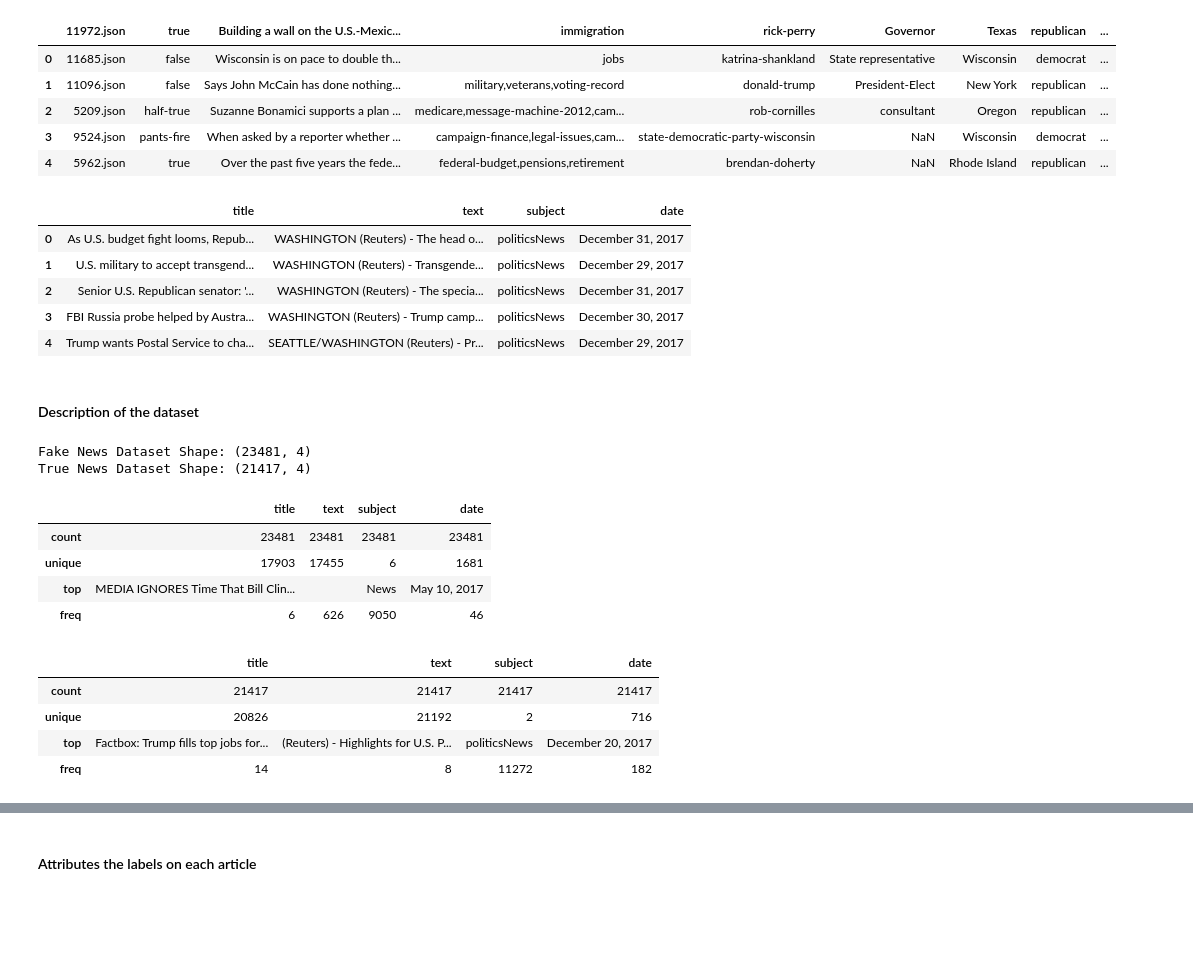
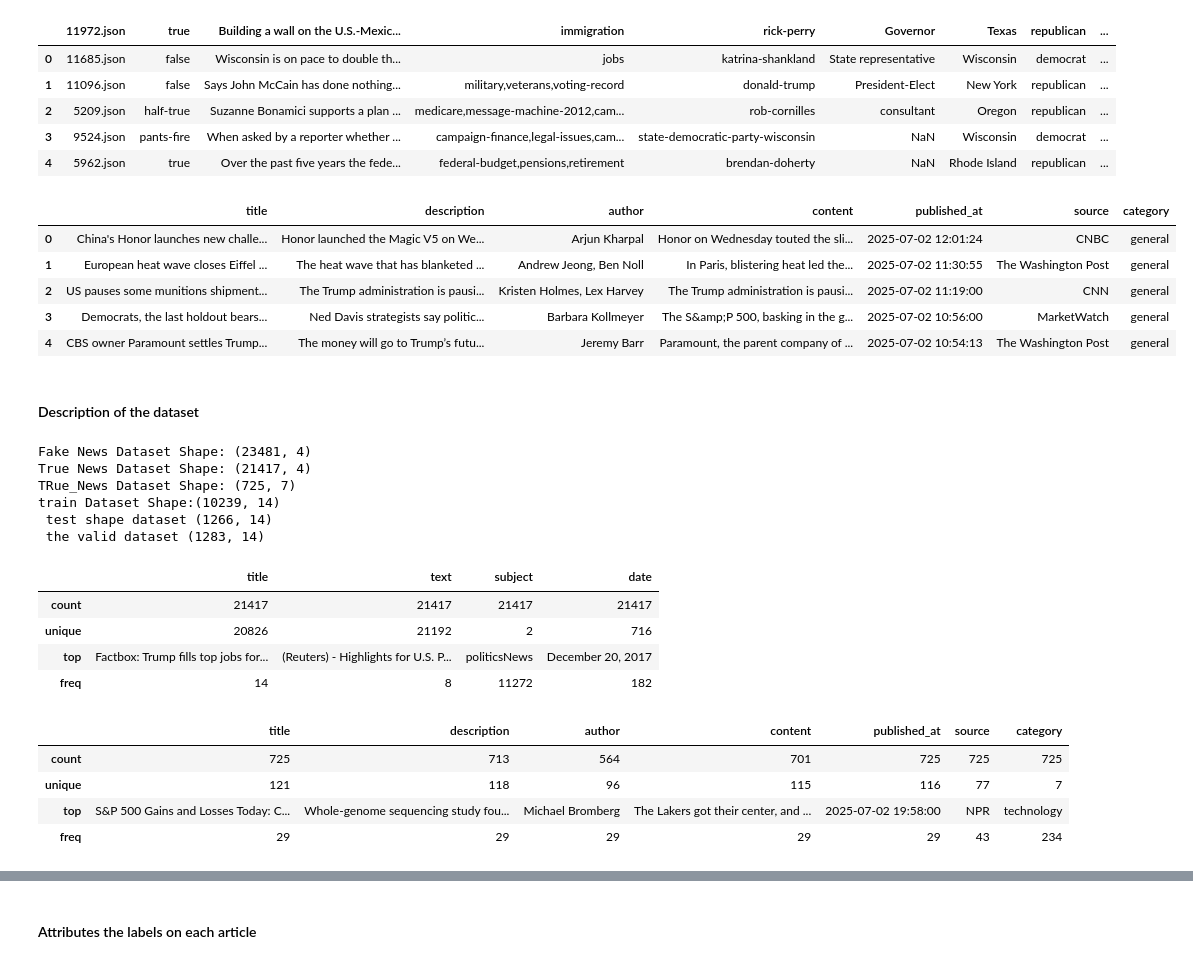
Before and after one commit to dona-eric/VeritaAI, a Jupyter notebook: Analyse/fake_news.ipynb, the cells around one changed output, grey strips where cells are left out. Cells and saved outputs as stored; diff of their text form; code cells hidden in the pictures; blank space fills up the shorter version.

```diff
--- a/Analyse/fake_news.ipynb
+++ b/Analyse/fake_news.ipynb
@@ -85,36 +85,43 @@ test.head()
 | 3 | 9524.json | pants-fire | When asked by a reporter whether ... | campaign-finance,legal-issues,cam... | state-democratic-party-wisconsin | NaN | Wisconsin | democrat | ... |
 | 4 | 5962.json | true | Over the past five years the fede... | federal-budget,pensions,retirement | brendan-doherty | NaN | Rhode Island | republican | ... |
 # %%
-data_true.head(5)
+true_news = pd.read_csv('/home/dona-erick/Fake_News/Dataset/True_news.csv')
+true_news.head()
 # %% [output]
-|  | title | text | subject | date |
-| 0 | As U.S. budget fight looms, Repub... | WASHINGTON (Reuters) - The head o... | politicsNews | December 31, 2017 |
-| 1 | U.S. military to accept transgend... | WASHINGTON (Reuters) - Transgende... | politicsNews | December 29, 2017 |
-| 2 | Senior U.S. Republican senator: '... | WASHINGTON (Reuters) - The specia... | politicsNews | December 31, 2017 |
-| 3 | FBI Russia probe helped by Austra... | WASHINGTON (Reuters) - Trump camp... | politicsNews | December 30, 2017 |
-| 4 | Trump wants Postal Service to cha... | SEATTLE/WASHINGTON (Reuters) - Pr... | politicsNews | December 29, 2017 |
+|  | title | description | author | content | published_at | source | category |
+| 0 | China's Honor launches new challe... | Honor launched the Magic V5 on We... | Arjun Kharpal | Honor on Wednesday touted the sli... | 2025-07-02 12:01:24 | CNBC | general |
+| 1 | European heat wave closes Eiffel ... | The heat wave that has blanketed ... | Andrew Jeong, Ben Noll | In Paris, blistering heat led the... | 2025-07-02 11:30:55 | The Washington Post | general |
+| 2 | US pauses some munitions shipment... | The Trump administration is pausi... | Kristen Holmes, Lex Harvey | The Trump administration is pausi... | 2025-07-02 11:19:00 | CNN | general |
+| 3 | Democrats, the last holdout bears... | Ned Davis strategists say politic... | Barbara Kollmeyer | The S&amp;P 500, basking in the g... | 2025-07-02 10:56:00 | MarketWatch | general |
+| 4 | CBS owner Paramount settles Trump... | The money will go to Trump’s futu... | Jeremy Barr | Paramount, the parent company of ... | 2025-07-02 10:54:13 | The Washington Post | general |
 # %% [markdown]
 #### Description of the dataset
 # %%
-print("Fake News Dataset Shape:", data_fake.shape)
-print("True News Dataset Shape:", data_true.shape)
+print("Fake News Dataset Shape:", fake.shape)
+print("True News Dataset Shape:", true.shape)
+print("TRue_News Dataset Shape:", true_news.shape)
+print(f"train Dataset Shape:{train.shape}\n test shape dataset {test.shape}\n the valid dataset {valid.shape}")
 # %% [output]
 Fake News Dataset Shape: (23481, 4)
 True News Dataset Shape: (21417, 4)
+TRue_News Dataset Shape: (725, 7)
+train Dataset Shape:(10239, 14)
+ test shape dataset (1266, 14)
+ the valid dataset (1283, 14)
 # %%
-data_fake.describe(include='all')
+true.describe(include='all')
 # %% [output]
 |  | title | text | subject | date |
-| count | 23481 | 23481 | 23481 | 23481 |
-| unique | 17903 | 17455 | 6 | 1681 |
-| top | MEDIA IGNORES Time That Bill Clin... |  | News | May 10, 2017 |
-| freq | 6 | 626 | 9050 | 46 |
+| count | 21417 | 21417 | 21417 | 21417 |
+| unique | 20826 | 21192 | 2 | 716 |
+| top | Factbox: Trump fills top jobs for... | (Reuters) - Highlights for U.S. P... | politicsNews | December 20, 2017 |
+| freq | 14 | 8 | 11272 | 182 |
 # %%
-data_true.describe(include='all')
+true_news.describe(include='all')
 # %% [output]
-|  | title | text | subject | date |
-| count | 21417 | 21417 | 21417 | 21417 |
-| unique | 20826 | 21192 | 2 | 716 |
-| top | Factbox: Trump fills top jobs for... | (Reuters) - Highlights for U.S. P... | politicsNews | December 20, 2017 |
-| freq | 14 | 8 | 11272 | 182 |
+|  | title | description | author | content | published_at | source | category |
+| count | 725 | 713 | 564 | 701 | 725 | 725 | 725 |
+| unique | 121 | 118 | 96 | 115 | 116 | 77 | 7 |
+| top | S&P 500 Gains and Losses Today: C... | Whole-genome sequencing study fou... | Michael Bromberg | The Lakers got their center, and ... | 2025-07-02 19:58:00 | NPR | technology |
+| freq | 29 | 29 | 29 | 29 | 29 | 43 | 234 |
 # %%
```
Also changed, not shown: parts of 23 cells of this notebook, 21 other files.
